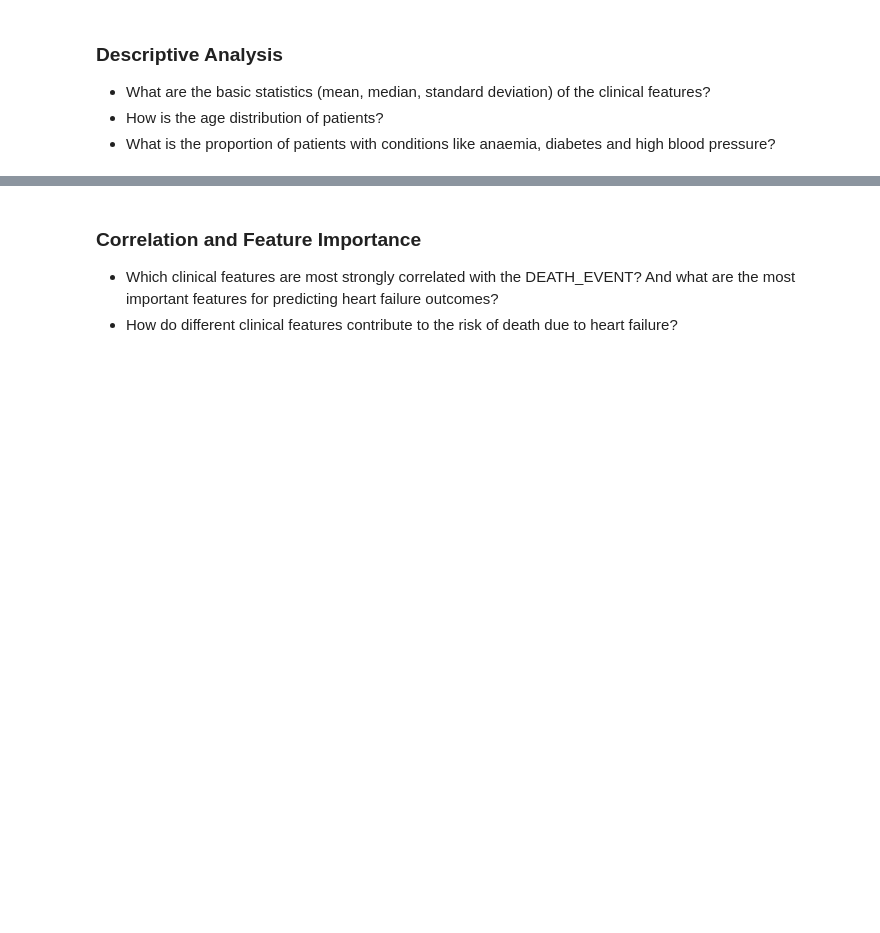
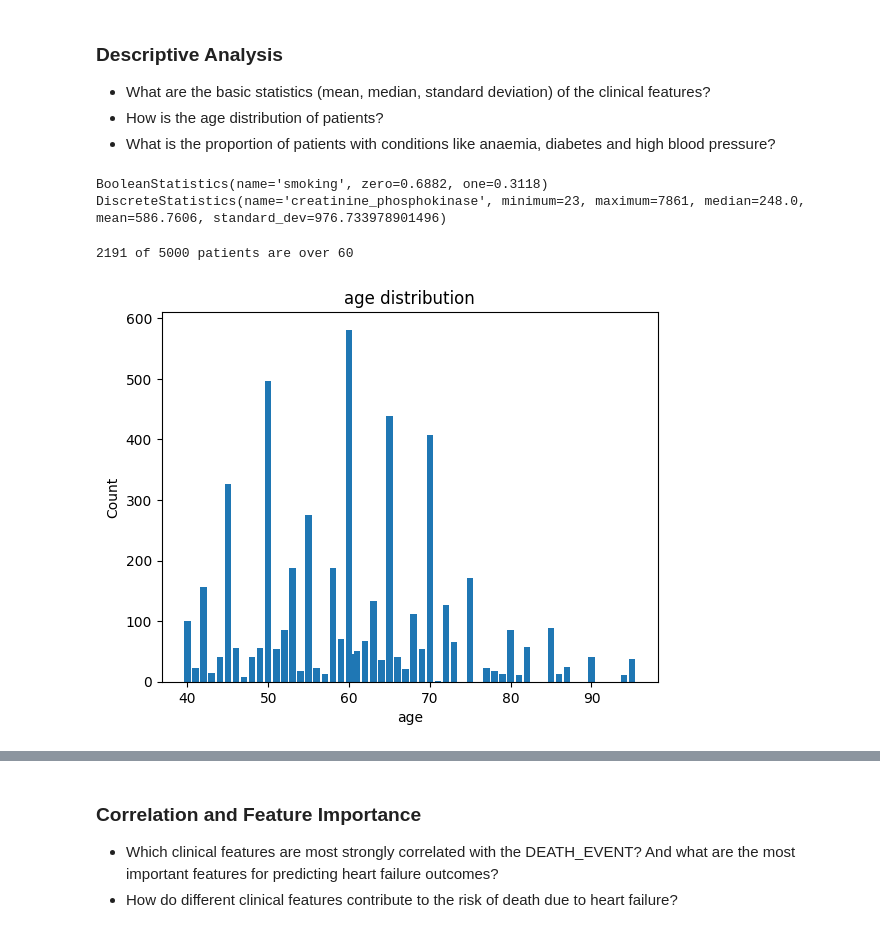
Before and after one commit to HeartPredict/HeartPredict, a Jupyter notebook: notebook/heart_predict.ipynb, the cells around one changed output, grey strips where cells are left out. Drawn from its saved outputs; the diff is of its cells as text; code cells hidden in the pictures; blank space fills up the shorter version.

Commit message:
Add descriptive part to heartpredict notebook

```diff
--- a/notebook/heart_predict.ipynb
+++ b/notebook/heart_predict.ipynb
@@ -20,8 +21,10 @@ import seaborn
 import matplotlib.pyplot as plt
 # %%
 seed = 42
-project_data = ProjectData(Path("../data/heart_failure_clinical_records.csv"))
+path_to_data = "../data/heart_failure_clinical_records.csv"
+project_data = ProjectData(Path(path_to_data))
 ml_data = MLData(project_data, 0.2, seed)
+descriptive_data = DescriptiveBackend(path_to_data)
 # %% [markdown]
 ### Descriptive Analysis
 
@@ -30,3 +33,33 @@ ml_data = MLData(project_data, 0.2, seed)
 - How is the age distribution of patients?
 - What is the proportion of patients with conditions like anaemia, diabetes
   and high blood pressure?
+# %%
+# Calculate exemplary discrete and boolean stats
+discrete_column = "creatinine_phosphokinase"
+boolean_column = "smoking"
+
+boolean_stat = descriptive_data.calculate_boolean_statistics(boolean_column)
+discrete_stat = descriptive_data.calculate_discrete_statistics(discrete_column)
+
+print(boolean_stat)
+print(discrete_stat)
+# %% [output]
+BooleanStatistics(name='smoking', zero=0.6882, one=0.3118)
+DiscreteStatistics(name='creatinine_phosphokinase', minimum=23, maximum=7861, median=248.0, mean=586.7606, standard_dev=976.733978901496)
+# %%
+# Find out how many patients are over 60
+over_60 = descriptive_data.create_conditional_dataset(col="age",
+                                                      num=60,
+                                                      rel=">")
+
+print(f"{len(over_60)} of {len(descriptive_data.df)} patients are over 60")
+# %% [output]
+2191 of 5000 patients are over 60
+# %%
+# How is the age distribution?
+col = "age"
+age_distribution = descriptive_data.save_variable_distribution(col)
+age_plot = save_distribution_plot(age_distribution, col)
+show_plot(age_plot)
+# %% [output]
+[figure, added]
```
Also changed, not shown: parts of 2 cells of this notebook.
